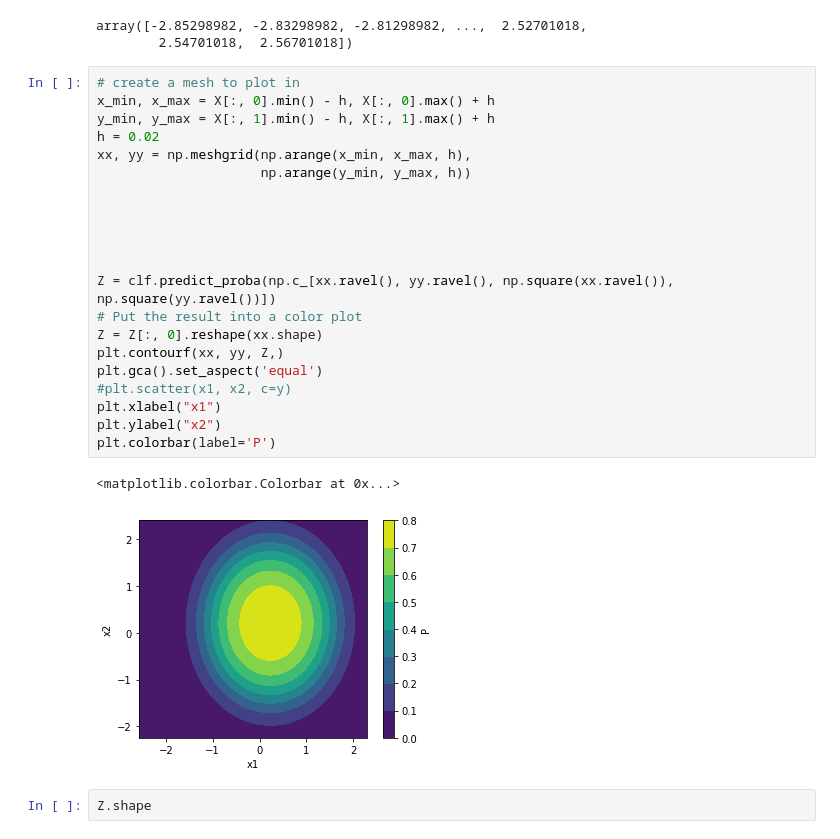
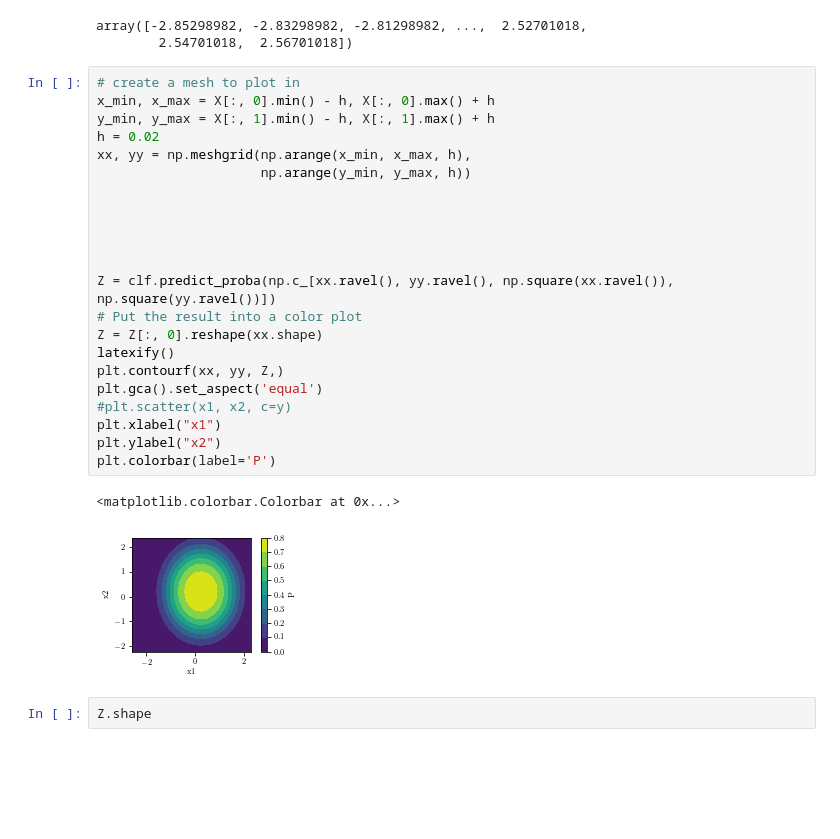
Before and after one commit to nipunbatra/ml-teaching, a Jupyter notebook: notebooks/logistic-circular.ipynb, the cells around one changed output. Saved outputs shown, nothing was run; the diff lists cells and outputs as text; blank space fills up the shorter version.

```diff
--- a/notebooks/logistic-circular.ipynb
+++ b/notebooks/logistic-circular.ipynb
@@ -159,27 +160,28 @@ array([-2.85298982, -2.83298982, -2.81298982, ...,  2.52701018,
 # %%
 # create a mesh to plot in
 x_min, x_max = X[:, 0].min() - h, X[:, 0].max() + h
 y_min, y_max = X[:, 1].min() - h, X[:, 1].max() + h
 h = 0.02
 xx, yy = np.meshgrid(np.arange(x_min, x_max, h),
                      np.arange(y_min, y_max, h))
 
 
 
 
 
 Z = clf.predict_proba(np.c_[xx.ravel(), yy.ravel(), np.square(xx.ravel()), np.square(yy.ravel())])
 # Put the result into a color plot
 Z = Z[:, 0].reshape(xx.shape)
+latexify()
 plt.contourf(xx, yy, Z,)
 plt.gca().set_aspect('equal')
 #plt.scatter(x1, x2, c=y)
 plt.xlabel("x1")
 plt.ylabel("x2")
 plt.colorbar(label='P')
 # %% [output]
 <matplotlib.colorbar.Colorbar at 0x...>
-[figure, old version]
+[figure, new version]
 # %%
 Z.shape
 # %% [output]
```
Also changed, not shown: parts of 3 cells of this notebook, 4 other files.
